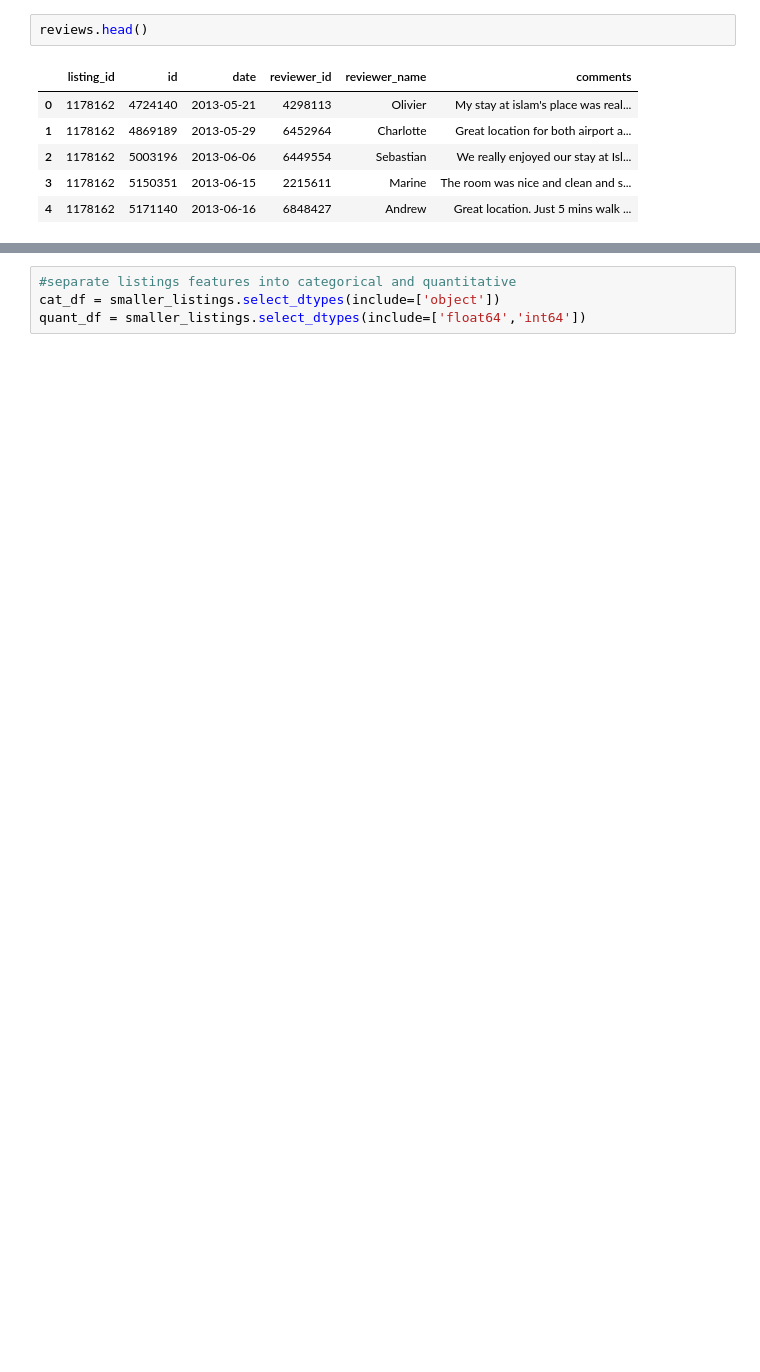
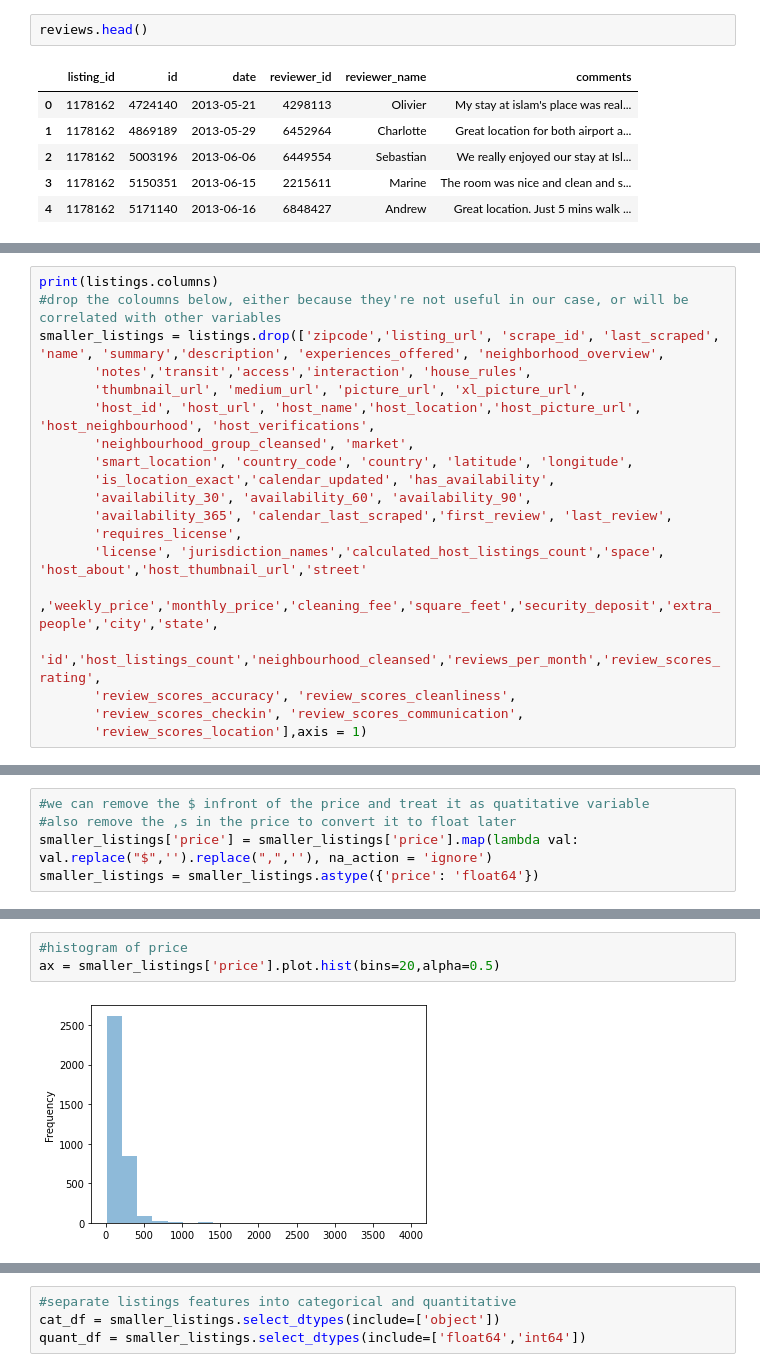
Before and after one commit to mai0elkady/Boston_airbnb_data_analysis, a Jupyter notebook: Boston_airbnb.ipynb, the cells around one changed output, grey strips where cells are left out. Cells and saved outputs as stored; diff of their text form; blank space fills up the shorter version.

Commit message:
Updated some data cleaning, fixed a problem with price, and added amenities variable to include count

```diff
--- a/Boston_airbnb.ipynb
+++ b/Boston_airbnb.ipynb
@@ -85,0 +53,19 @@ reviews.head()
+# %%
+print(listings.columns)
+#drop the coloumns below, either because they're not useful in our case, or will be correlated with other variables
+smaller_listings = listings.drop(['zipcode','listing_url', 'scrape_id', 'last_scraped', 'name', 'summary','description', 'experiences_offered', 'neighborhood_overview',
+       'notes','transit','access','interaction', 'house_rules',
+       'thumbnail_url', 'medium_url', 'picture_url', 'xl_picture_url',
+       'host_id', 'host_url', 'host_name','host_location','host_picture_url', 'host_neighbourhood', 'host_verifications',
+       'neighbourhood_group_cleansed', 'market',
+       'smart_location', 'country_code', 'country', 'latitude', 'longitude',
+       'is_location_exact','calendar_updated', 'has_availability',
+       'availability_30', 'availability_60', 'availability_90',
+       'availability_365', 'calendar_last_scraped','first_review', 'last_review',
+       'requires_license',
+       'license', 'jurisdiction_names','calculated_host_listings_count','space', 'host_about','host_thumbnail_url','street'
+       ,'weekly_price','monthly_price','cleaning_fee','square_feet','security_deposit','extra_people','city','state',
+       'id','host_listings_count','neighbourhood_cleansed','reviews_per_month','review_scores_rating',
+       'review_scores_accuracy', 'review_scores_cleanliness',
+       'review_scores_checkin', 'review_scores_communication',
+       'review_scores_location'],axis = 1)
@@ -128,0 +150,5 @@ dtype: object
+# %%
+#we can remove the $ infront of the price and treat it as quatitative variable
+#also remove the ,s in the price to convert it to float later
+smaller_listings['price'] = smaller_listings['price'].map(lambda val: val.replace("$",'').replace(",",''), na_action = 'ignore')
+smaller_listings = smaller_listings.astype({'price': 'float64'})
@@ -128,0 +170,5 @@ dtype: object
+# %%
+#histogram of price
+ax = smaller_listings['price'].plot.hist(bins=20,alpha=0.5)
+# %% [output]
+[figure, added]
```
Also changed, not shown: parts of 38 cells of this notebook.
